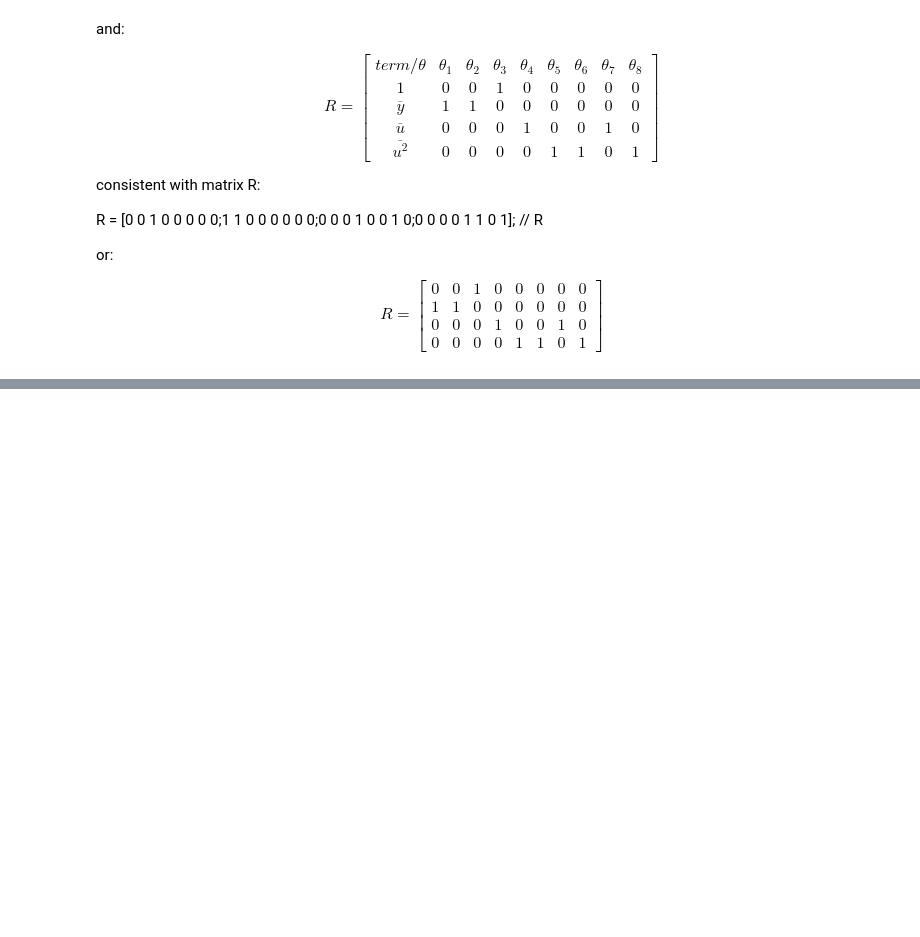
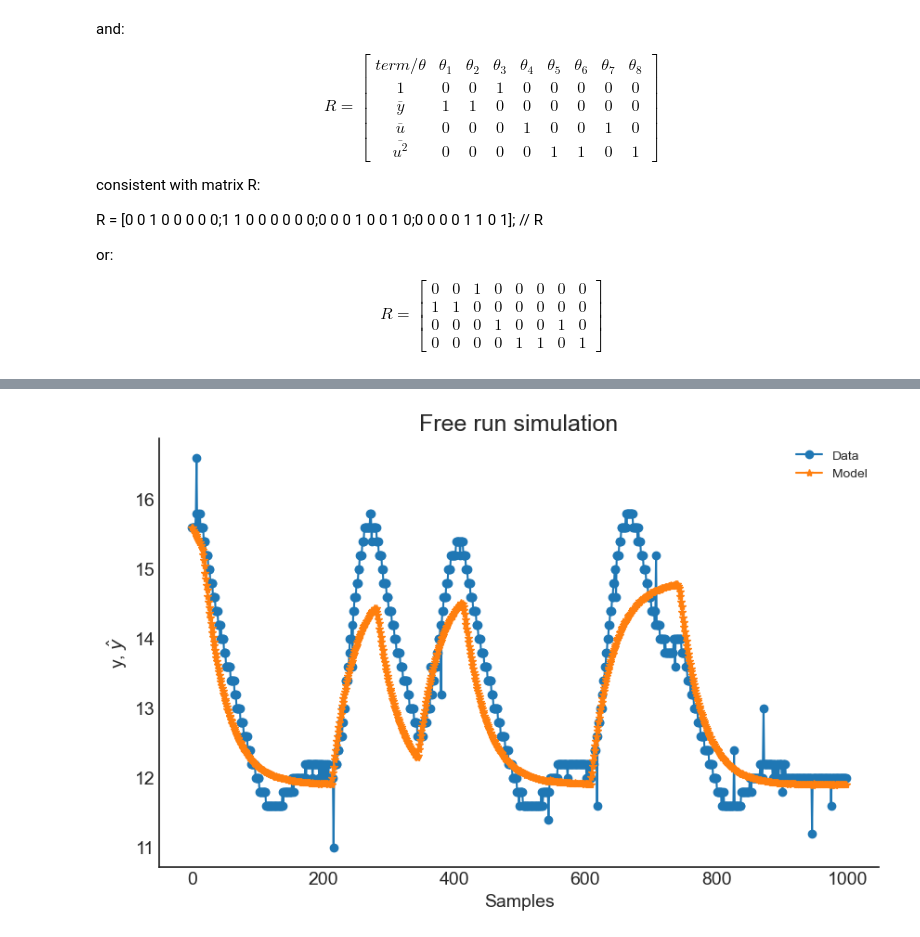
Before and after one commit to GabrielBuenoLeandro/Multiobjetive, a Jupyter notebook: conversor_buck.ipynb, the cells around one changed output, grey strips where cells are left out. Drawn from its saved outputs; the diff is of its cells as text; code cells hidden in the pictures; blank space fills up the shorter version.

Commit message:
Optimization of the routine and biobjective tests.

```diff
--- a/conversor_buck.ipynb
+++ b/conversor_buck.ipynb
@@ -667,0 +670,17 @@ $$
+# %%
+# Calling the class referring to the calculation of the parameters via the biobjective technique
+mult3 = IM(sg=False, model_type='NARMAX',
+        final_model = model_final)
+# %%
+W = np.zeros((2, 2000))
+W[0, :] = np.logspace(-0.01, -6, num=2000, base=2.71)
+W[1, :] = np.ones(2000) - W[0, :]
+J, w, E, Theta, HR, QR, position = mult3.affine_information_least_squares(y_train=y_train[2:],
+                                                                         y_static=Yo,
+                                                                         x_static=Uo, psi=PSI, W=W)
+result = {'w1': w[0,:],
+          'w2': w[1,:],
+          'J_ls': J[0,:],
+          'J_sg': J[1,:],
+          '||J||:': E}
+pd.DataFrame(result)
@@ -667,0 +701,13 @@ $$
+# %%
+# Writing the results
+model.theta = Theta[position, :].reshape(-1,1)
+model.final_model = model_final
+yhat = model.predict(X=x_valid, y=y_valid)
+rrse = root_relative_squared_error(y_valid, yhat)
+r = pd.DataFrame(
+    results(
+        model.final_model, model.theta, model.err,
+        model.n_terms, err_precision=3, dtype='sci'
+        ),
+    columns=['Regressors', 'Parameters', 'ERR'])
+r
@@ -667,0 +724,4 @@ $$
+# %%
+plot_results(y=y_valid, yhat=yhat, n=1000)
+# %% [output]
+[figure, added]
```
Also changed, not shown: parts of 30 cells of this notebook, 1 other file.
